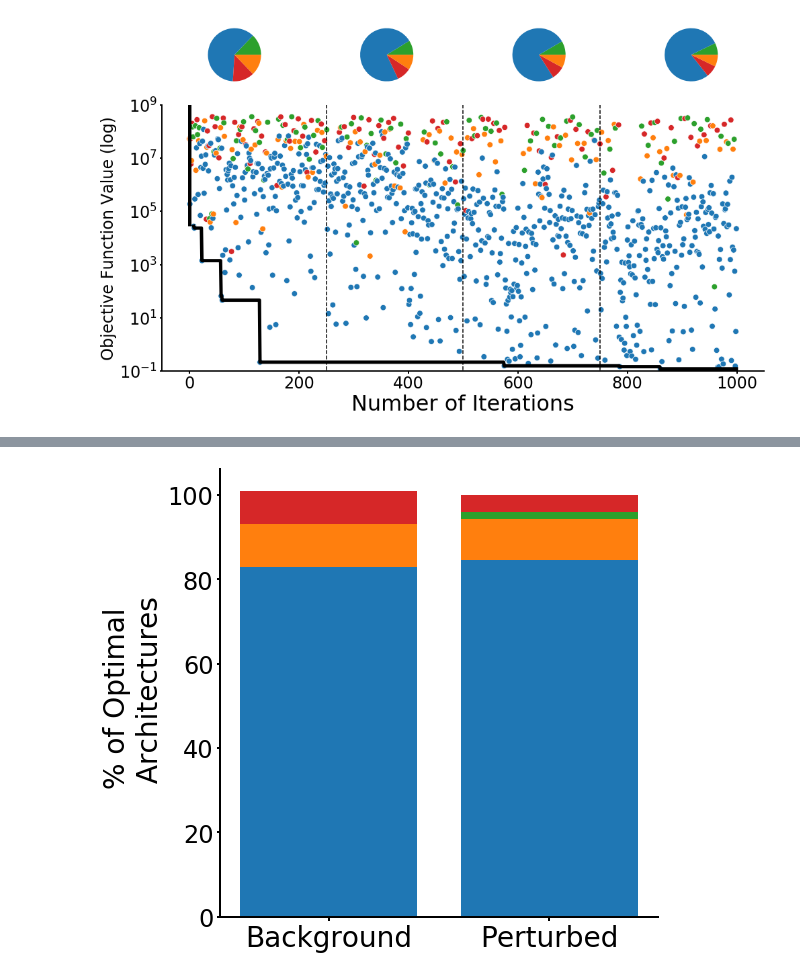
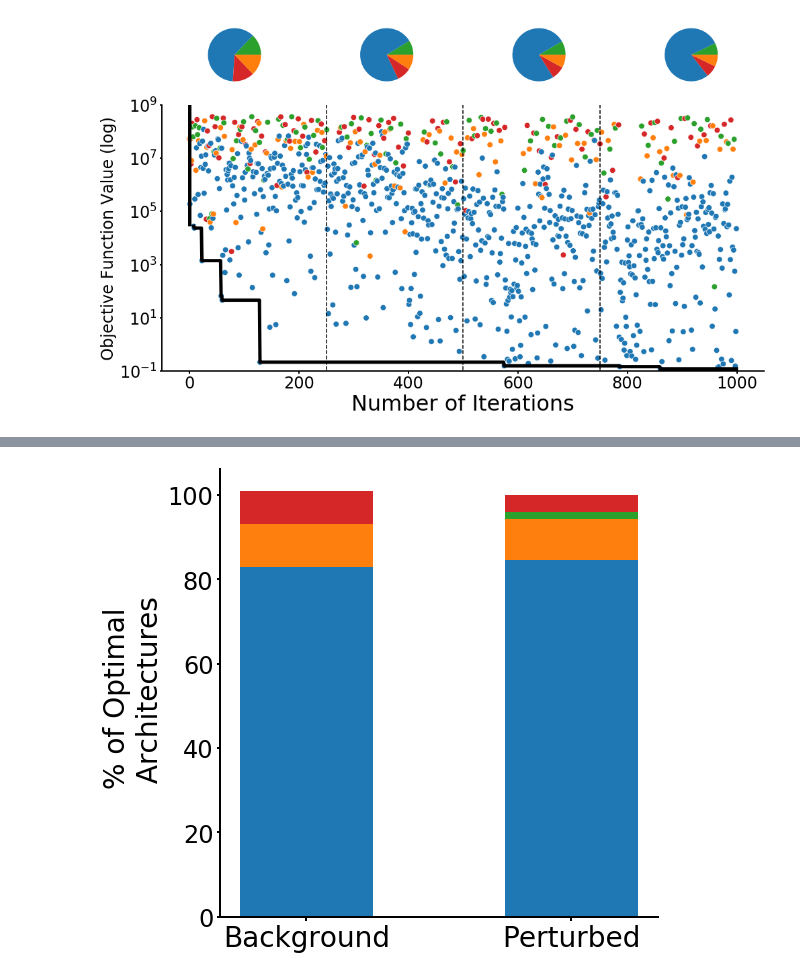
Before and after one commit to cjmerzbacher/bayesopt-dynamic-pathways, a Jupyter notebook: visualization/glucaric_acid_viz.ipynb, the cells around one changed output, grey strips where cells are left out. Saved outputs shown, nothing was run; the diff lists cells and outputs as text; code cells hidden in the pictures.

```diff
--- a/visualization/glucaric_acid_viz.ipynb
+++ b/visualization/glucaric_acid_viz.ipynb
@@ -147,30 +147,30 @@ if save_figs: fig.savefig('../figs/glucaric_acid_objective_fn_strip.png', dpi=30
 # %%
 ### Figure: Stacked bar of best architectures achieved
 background = [83, 10, 0, 8]
 singlecolors = ['blue', 'green', 'red' 'orange']
 landscape = [846, 96, 18, 40]
 x = ['Background', 'Perturbed']
 plot_df = pd.DataFrame({'Background':background, 'Perturbed':landscape})
 
 bottom_sum = [0, 0]
 fig, ax = plt.subplots(1, 1,figsize=(8, 7))
 for i in range(len(plot_df)):
-    ax.bar(x, [plot_df.Background[i], plot_df.Perturbed[i]/10], bottom = bottom_sum)
+    ax.bar(x, [plot_df.Background[i], plot_df.Perturbed[i]/10], bottom = bottom_sum, width=0.5)
     bottom_sum[0] = bottom_sum[0] + plot_df.Background[i]
     bottom_sum[1] = bottom_sum[1] + plot_df.Perturbed[i]/10
 
 for axis in ['top','right']:
     ax.spines[axis].set_linewidth(0)
 ax.spines['bottom'].set_linewidth(2)
 ax.spines['left'].set_linewidth(2)
 ax.tick_params(width=2)
 
 ax.set_xticklabels(x, fontsize=28)
 ax.set_yticklabels([0, 20, 40, 60, 80, 100], fontsize=24)
 ax.set_ylabel('% of Optimal \n Architectures', fontsize=28)
 fig.tight_layout()
 if save_figs: fig.savefig('../figs/glucaric_acid_optimal_arch_stacked_bar.png', dpi=300)
 # %% [output]
-[figure, old version]
+[figure, new version]
 # %%
 ###FIGURE: Dose response curves
```
Also changed, not shown: parts of 3 cells of this notebook, 19 other files.
